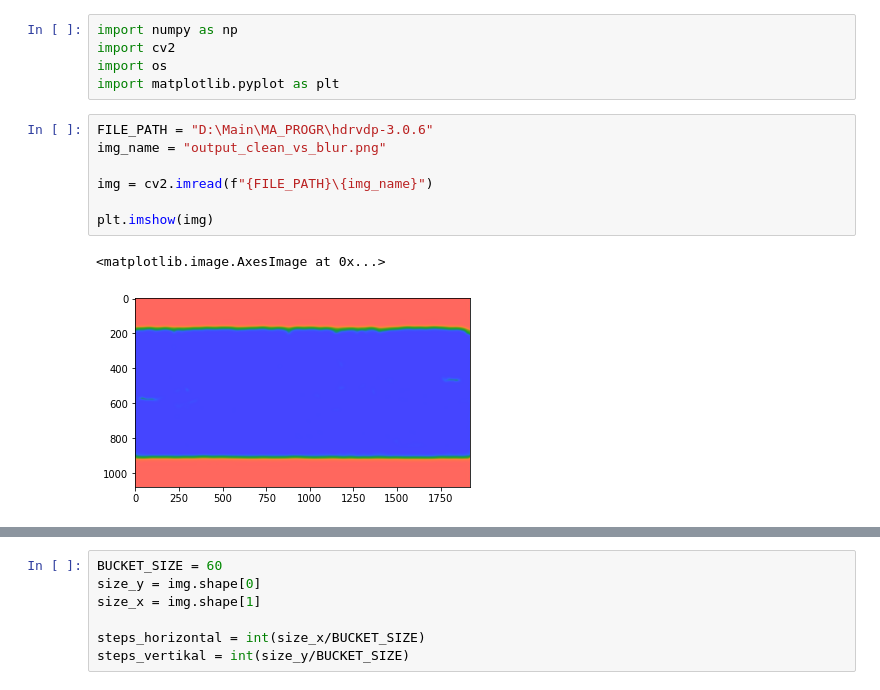
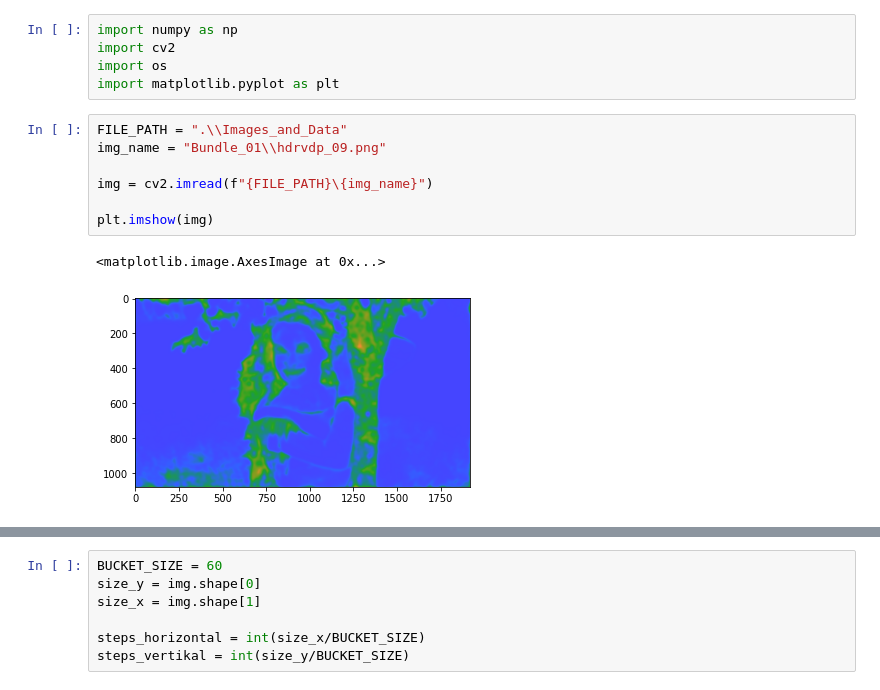
Before and after one commit to sk267/CNN_HDRVDP_Testing, a Jupyter notebook: HDRVDP_2D_Matrix.ipynb, the cells around one changed output, grey strips where cells are left out. Cells and saved outputs as stored; diff of their text form.

Commit message:
prepared plotter for comparing hdrvdp and CNNs

```diff
--- a/HDRVDP_2D_Matrix.ipynb
+++ b/HDRVDP_2D_Matrix.ipynb
@@ -9,15 +9,15 @@ import cv2
 import os
 import matplotlib.pyplot as plt
 # %%
-FILE_PATH = "D:\Main\MA_PROGR\hdrvdp-3.0.6"
-img_name = "output_clean_vs_blur.png"
+FILE_PATH = ".\\Images_and_Data"
+img_name = "Bundle_01\\hdrvdp_09.png"
 
 img = cv2.imread(f"{FILE_PATH}\{img_name}")
 
 plt.imshow(img)
 # %% [output]
 <matplotlib.image.AxesImage at 0x...>
-[figure, old version]
+[figure, new version]
 # %%
 img_r = img[:,:,2]
 plt.imshow(img_r, cmap="gray")
```
Also changed, not shown: parts of 5 cells of this notebook, 12 other files.
